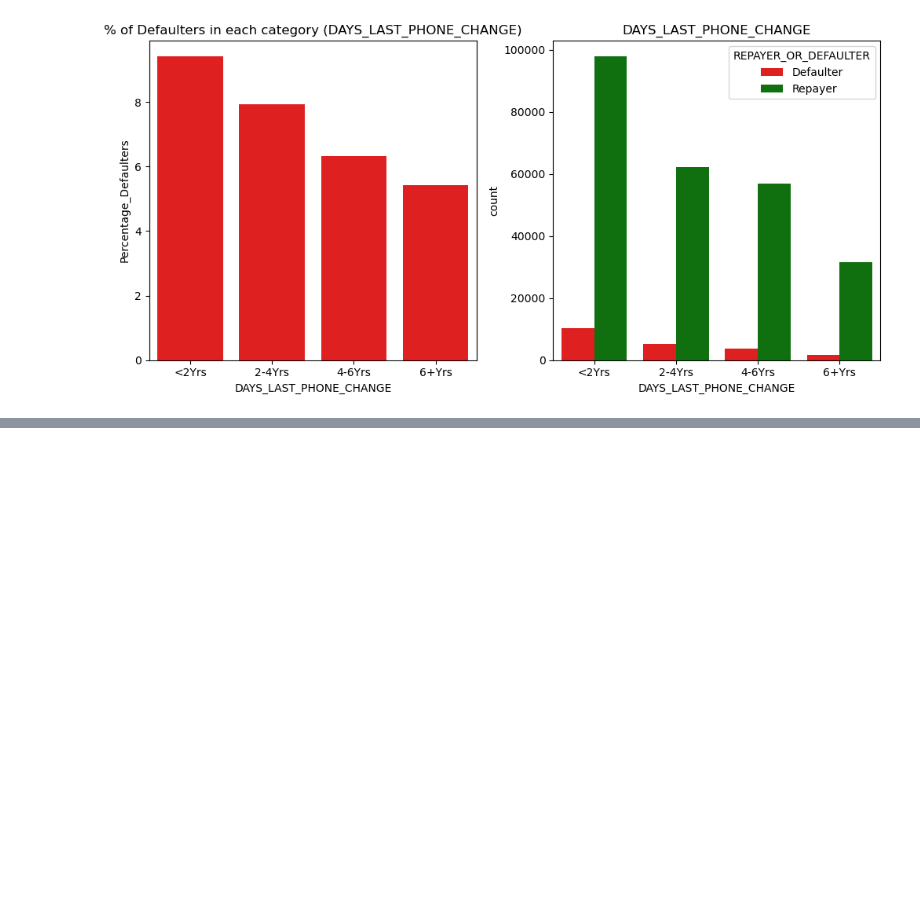
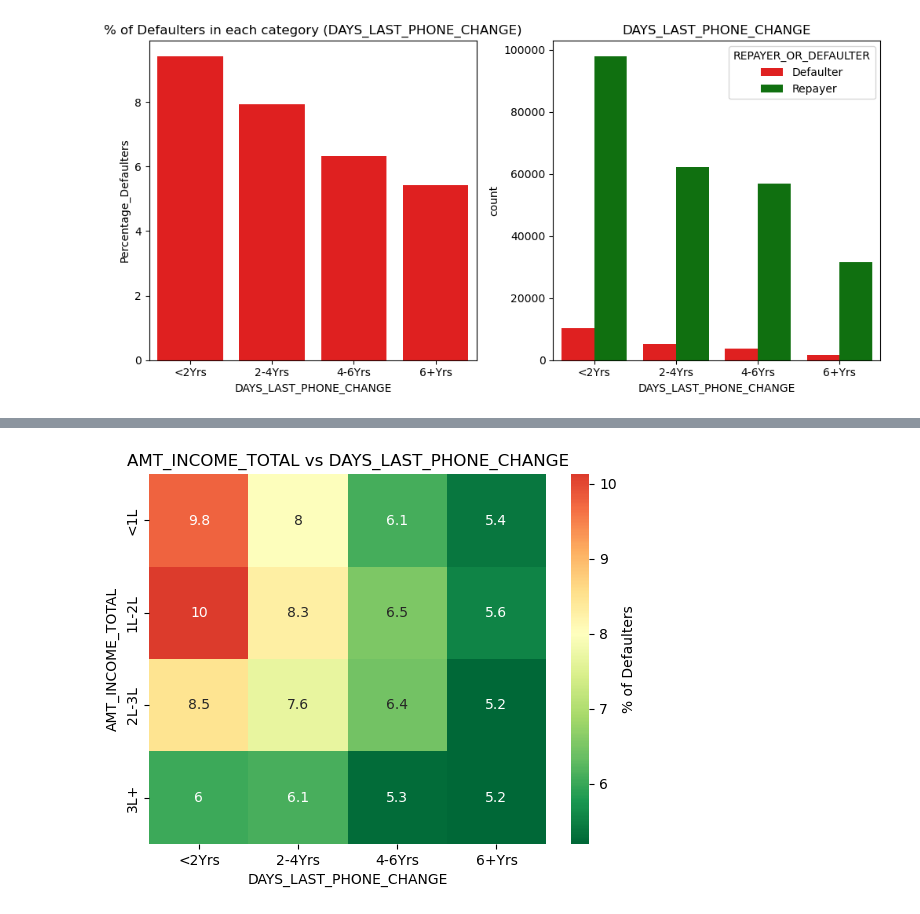
Before and after one commit to Punya-B-R/loan-approval-risk-analysis, a Jupyter notebook: Bank-Loan.ipynb, the cells around one changed output, grey strips where cells are left out. Cells and saved outputs as stored; diff of their text form; code cells hidden in the pictures; blank space fills up the shorter version.

```diff
--- a/Bank-Loan.ipynb
+++ b/Bank-Loan.ipynb
@@ -509,0 +510,4 @@ app_heatmap('AMT_INCOME_TOTAL', 'ORGANIZATION_TYPE')
+# %%
+app_heatmap('AMT_INCOME_TOTAL', 'DAYS_LAST_PHONE_CHANGE')
+# %% [output]
+[figure, added]
```
Also changed, not shown: parts of 27 cells of this notebook.
